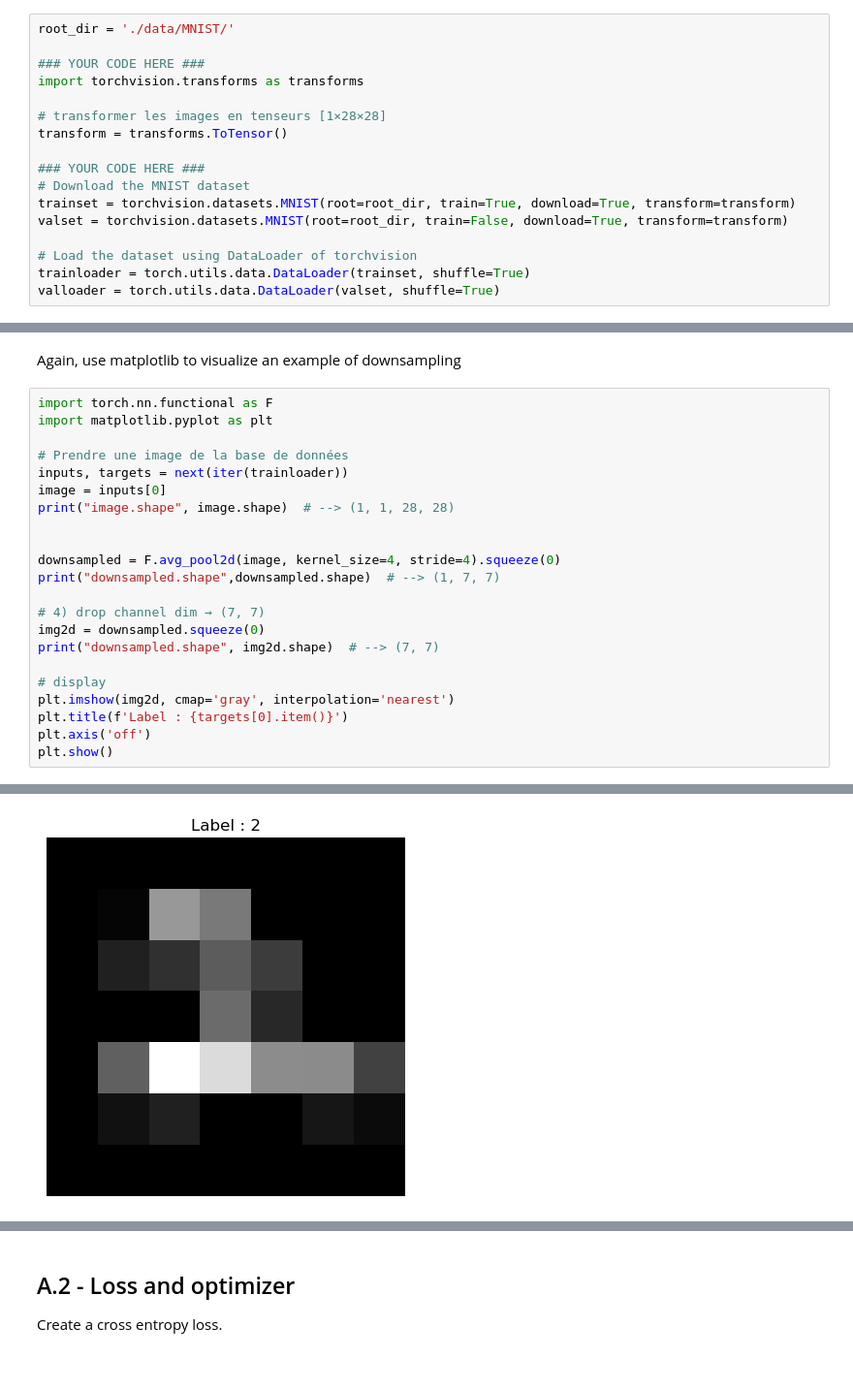
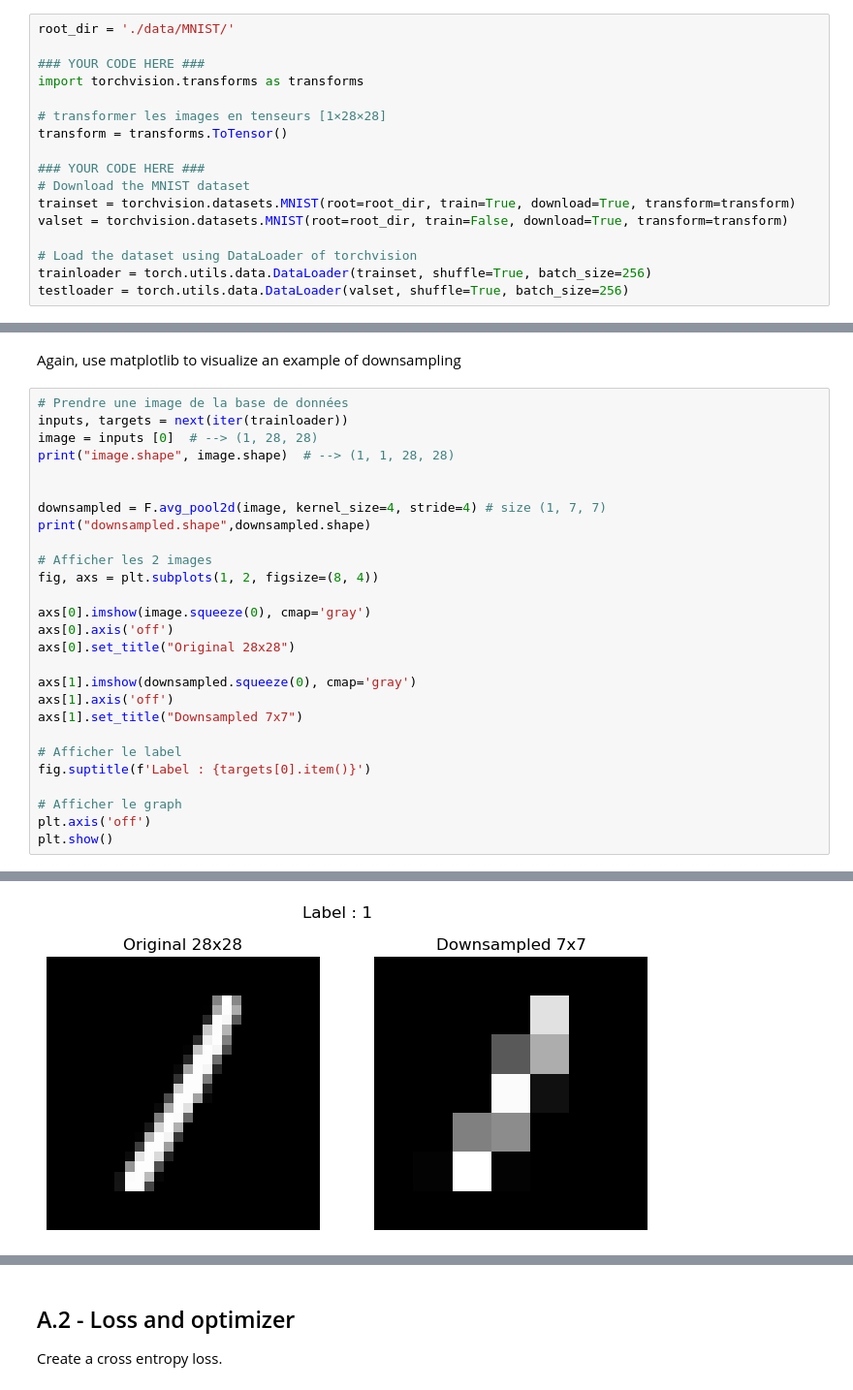
Before and after one commit to Quentin-ENSAE/ensae_dl_pw1, a Jupyter notebook: notebook.ipynb, the cells around one changed output, grey strips where cells are left out. Shown: that part at 97% size. Drawn from its saved outputs; the diff is of its cells as text.

```diff
--- a/notebook.ipynb
+++ b/notebook.ipynb
@@ -42,5 +42,5 @@ trainset = torchvision.datasets.MNIST(root=root_dir, train=True, download=True,
 valset = torchvision.datasets.MNIST(root=root_dir, train=False, download=True, transform=transform)
 
 # Load the dataset using DataLoader of torchvision
-trainloader = torch.utils.data.DataLoader(trainset, shuffle=True)
-valloader = torch.utils.data.DataLoader(valset, shuffle=True)
+trainloader = torch.utils.data.DataLoader(trainset, shuffle=True, batch_size=256)
+testloader = torch.utils.data.DataLoader(valset, shuffle=True, batch_size=256)
@@ -87,25 +102,30 @@ If the training takes too long, go back to the first section and lower the `NUM_
 # %% [markdown]
 Again, use matplotlib to visualize an example of downsampling
 # %%
-import torch.nn.functional as F
-import matplotlib.pyplot as plt
-
 # Prendre une image de la base de données
 inputs, targets = next(iter(trainloader))
-image = inputs[0]
+image = inputs [0]  # --> (1, 28, 28)
 print("image.shape", image.shape)  # --> (1, 1, 28, 28)
 
 
-downsampled = F.avg_pool2d(image, kernel_size=4, stride=4).squeeze(0)
-print("downsampled.shape",downsampled.shape)  # --> (1, 7, 7)
+downsampled = F.avg_pool2d(image, kernel_size=4, stride=4) # size (1, 7, 7)
+print("downsampled.shape",downsampled.shape)
 
-# 4) drop channel dim → (7, 7)
-img2d = downsampled.squeeze(0)
-print("downsampled.shape", img2d.shape)  # --> (7, 7)
+# Afficher les 2 images
+fig, axs = plt.subplots(1, 2, figsize=(8, 4))
 
-# display
-plt.imshow(img2d, cmap='gray', interpolation='nearest')
-plt.title(f'Label : {targets[0].item()}')
+axs[0].imshow(image.squeeze(0), cmap='gray')
+axs[0].axis('off')
+axs[0].set_title("Original 28x28")
+
+axs[1].imshow(downsampled.squeeze(0), cmap='gray')
+axs[1].axis('off')
+axs[1].set_title("Downsampled 7x7")
+
+# Afficher le label
+fig.suptitle(f'Label : {targets[0].item()}')
+
+# Afficher le graph
 plt.axis('off')
 plt.show()
 # %% [output]
@@ -115,2 +134,2 @@ downsampled.shape torch.Size([7, 7])
-[figure, old version]
+[figure, new version]
 # %%
```
Also changed, not shown: parts of 57 cells of this notebook.
